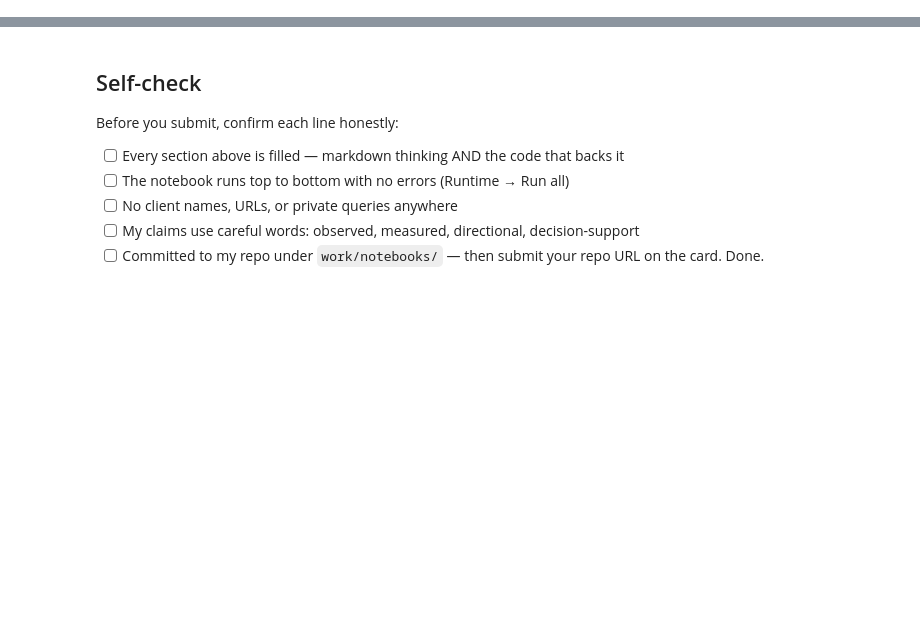
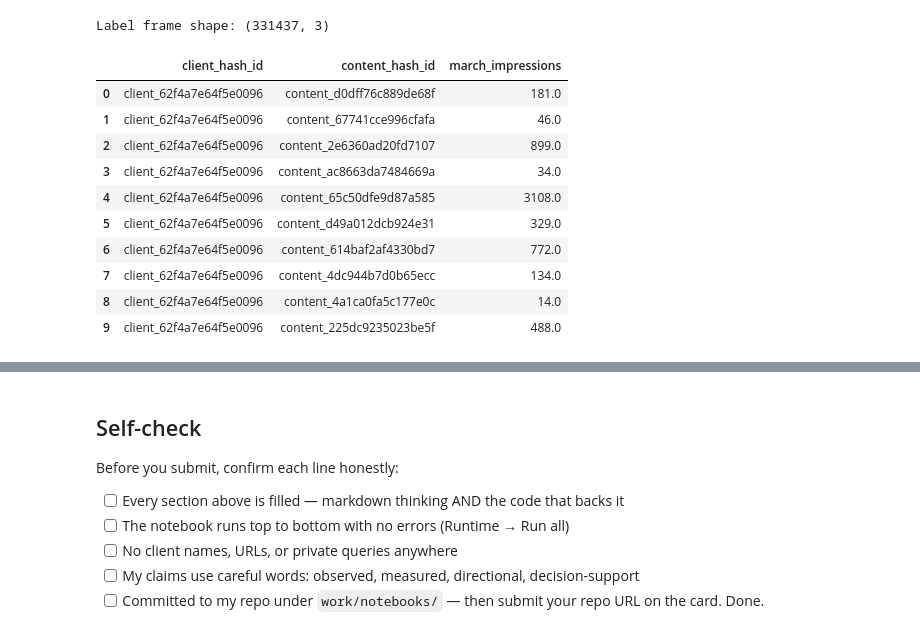
Before and after one commit to Srinadh2314/srinadh-flyrank-intership, a Jupyter notebook: work/notebooks/w03_data_contract.ipynb, the cells around one changed output, grey strips where cells are left out. Saved outputs shown, nothing was run; the diff lists cells and outputs as text; code cells hidden in the pictures; blank space fills up the shorter version.

```diff
--- a/work/notebooks/w03_data_contract.ipynb
+++ b/work/notebooks/w03_data_contract.ipynb
@@ -12,0 +180,29 @@ This skeleton is yours to fill. Work the sections **in order** — each one has
+# %%
+label_query = """
+SELECT
+    client_hash_id,
+    content_hash_id,
+    SUM(gsc_impressions) AS march_impressions
+FROM read_parquet(
+    'hf://datasets/FlyRank/internship-warehouse/fact_content_daily_performance/month=2026-03/*.parquet'
+)
+GROUP BY client_hash_id, content_hash_id
+"""
+
+label_df = con.execute(label_query).df()
+
+print("Label frame shape:", label_df.shape)
+display(label_df.head(10))
+# %% [output]
+Label frame shape: (331437, 3)
+|  | client_hash_id | content_hash_id | march_impressions |
+| 0 | client_62f4a7e64f5e0096 | content_d0dff76c889de68f | 181.0 |
+| 1 | client_62f4a7e64f5e0096 | content_67741cce996cfafa | 46.0 |
+| 2 | client_62f4a7e64f5e0096 | content_2e6360ad20fd7107 | 899.0 |
+| 3 | client_62f4a7e64f5e0096 | content_ac8663da7484669a | 34.0 |
+| 4 | client_62f4a7e64f5e0096 | content_65c50dfe9d87a585 | 3108.0 |
+| 5 | client_62f4a7e64f5e0096 | content_d49a012dcb924e31 | 329.0 |
+| 6 | client_62f4a7e64f5e0096 | content_614baf2af4330bd7 | 772.0 |
+| 7 | client_62f4a7e64f5e0096 | content_4dc944b7d0b65ecc | 134.0 |
+| 8 | client_62f4a7e64f5e0096 | content_4a1ca0fa5c177e0c | 14.0 |
+| 9 | client_62f4a7e64f5e0096 | content_225dc9235023be5f | 488.0 |
```
Also changed, not shown: parts of 22 cells of this notebook.
